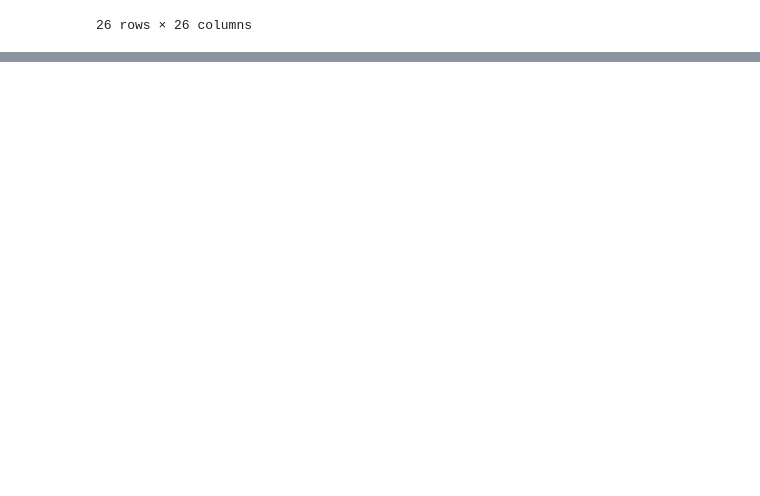
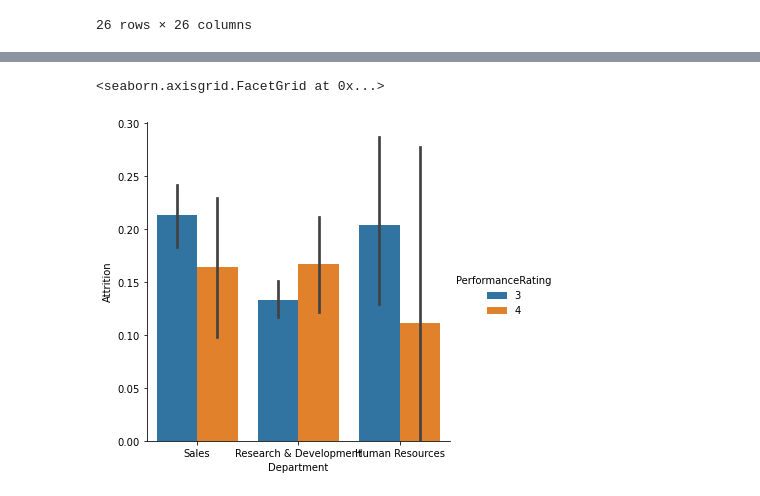
Before and after one commit to melwinmpk/python_datascience, a Jupyter notebook: Stats/Assignment/Capstone Project/EDA of the Capstone Project by Melwin Varghese P.ipynb, the cells around one changed output, grey strips where cells are left out. Saved outputs shown, nothing was run; the diff lists cells and outputs as text; code cells hidden in the pictures; blank space fills up the shorter version.

```diff
--- a/Stats/Assignment/Capstone Project/EDA of the Capstone Project by Melwin Varghese P.ipynb
+++ b/Stats/Assignment/Capstone Project/EDA of the Capstone Project by Melwin Varghese P.ipynb
@@ -119,0 +152,6 @@ df.corr()
+# %%
+#PerformanceRating
+sns.catplot(x = 'Department', y = 'Attrition', data = df, kind = 'bar', hue = 'PerformanceRating')
+# %% [output]
+<seaborn.axisgrid.FacetGrid at 0x...>
+[figure, added]
```
Also changed, not shown: parts of 18 cells of this notebook, 3 other files.
